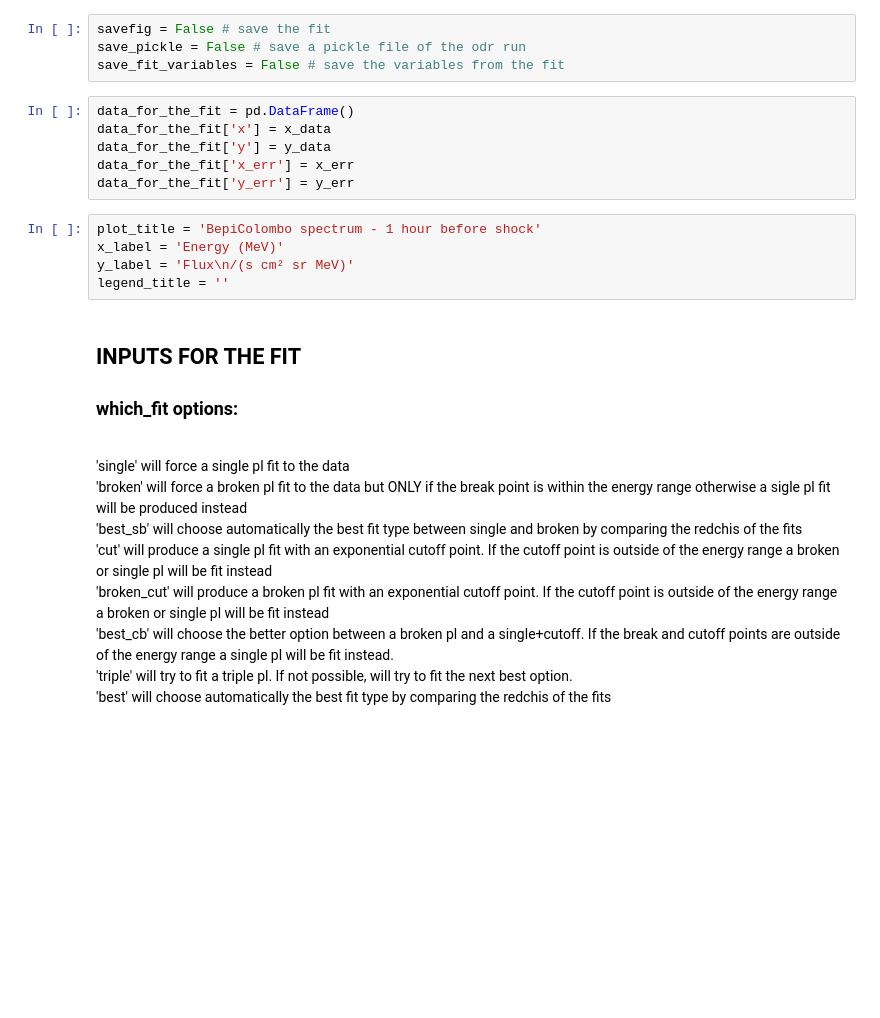
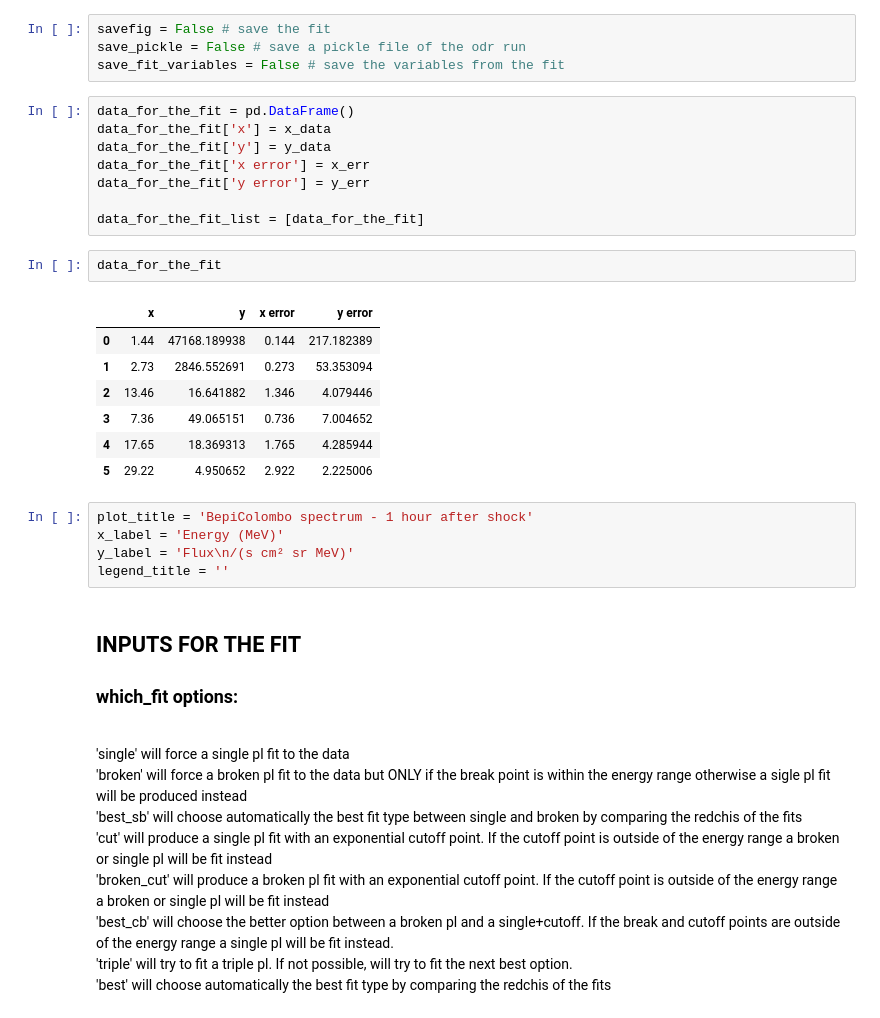
Before and after one commit to AnnamariaFedeli/SolOEPD-Plot-n-Fit-SEE, a Jupyter notebook: Notebook_for_all_data.ipynb, the cells around one changed output. Drawn from its saved outputs; the diff is of its cells as text; blank space fills up the shorter version.

```diff
--- a/Notebook_for_all_data.ipynb
+++ b/Notebook_for_all_data.ipynb
@@ -32,10 +32,22 @@ save_fit_variables = False # save the variables from the fit
 data_for_the_fit = pd.DataFrame()
 data_for_the_fit['x'] = x_data
 data_for_the_fit['y'] = y_data
-data_for_the_fit['x_err'] = x_err
-data_for_the_fit['y_err'] = y_err
+data_for_the_fit['x error'] = x_err
+data_for_the_fit['y error'] = y_err
+
+data_for_the_fit_list = [data_for_the_fit]
+# %%
+data_for_the_fit
+# %% [output]
+|  | x | y | x error | y error |
+| 0 | 1.44 | 47168.189938 | 0.144 | 217.182389 |
+| 1 | 2.73 | 2846.552691 | 0.273 | 53.353094 |
+| 2 | 13.46 | 16.641882 | 1.346 | 4.079446 |
+| 3 | 7.36 | 49.065151 | 0.736 | 7.004652 |
+| 4 | 17.65 | 18.369313 | 1.765 | 4.285944 |
+| 5 | 29.22 | 4.950652 | 2.922 | 2.225006 |
 # %%
-plot_title = 'BepiColombo spectrum - 1 hour before shock'
+plot_title = 'BepiColombo spectrum - 1 hour after shock'
 x_label = 'Energy (MeV)'
 y_label = 'Flux\n/(s cm² sr MeV)'
 legend_title = ''
```
Also changed, not shown: parts of 4 cells of this notebook, 9 other files.
